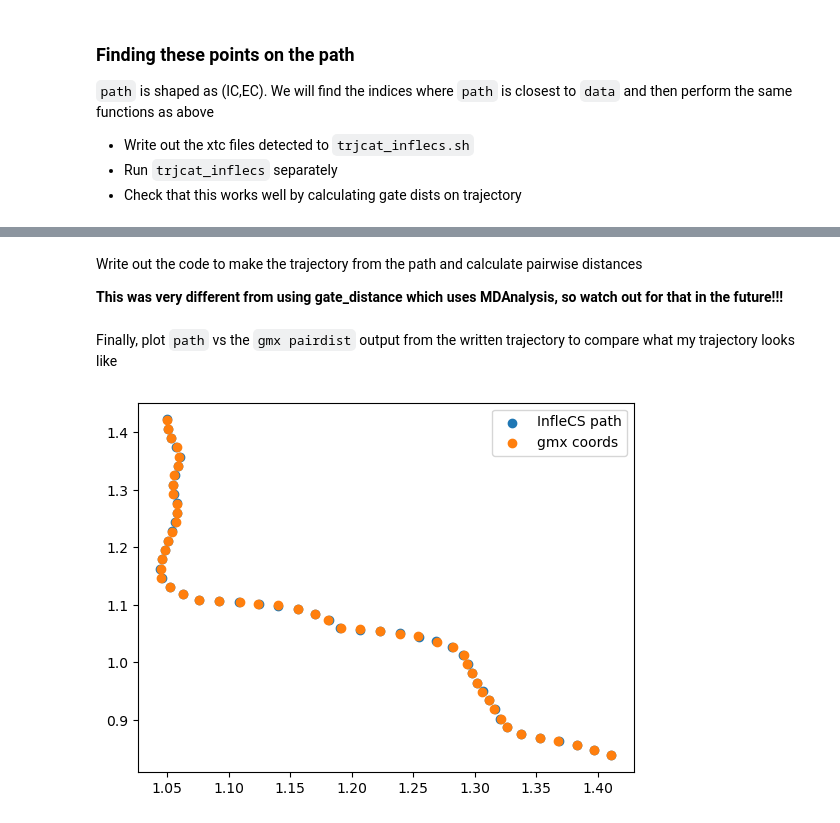
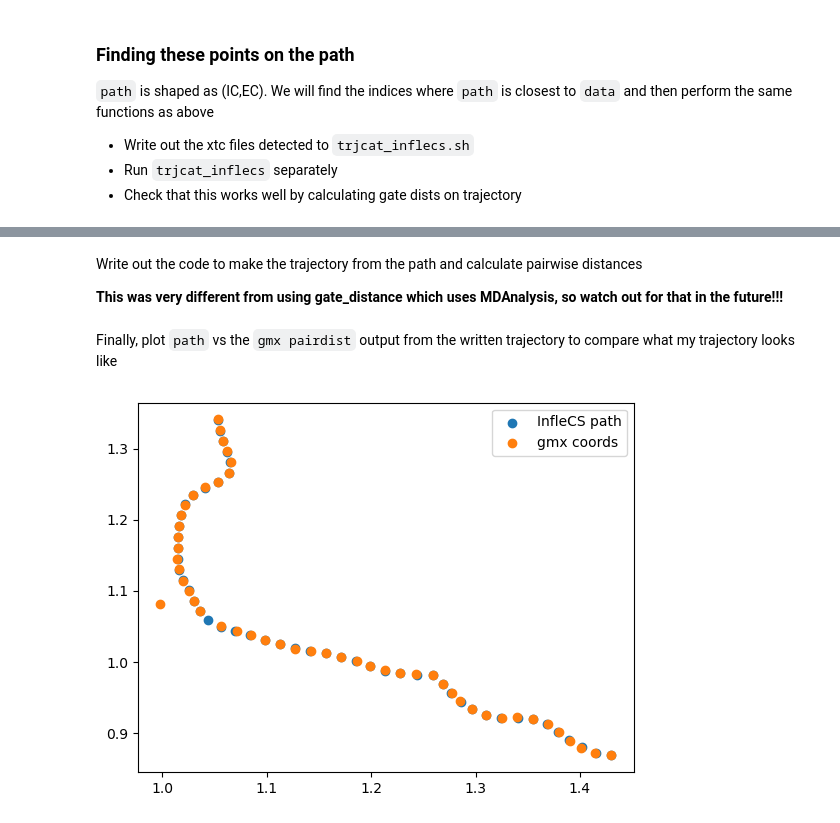
Before and after one commit to semccomas/GLUT5_string, a Jupyter notebook: string/analysis/scripts/infleCS/InfleCS-free-energy-clustering-tutorial-master/InfleCS_string_sims.ipynb, the cells around one changed output, grey strips where cells are left out. Cells and saved outputs as stored; diff of their text form; code cells hidden in the pictures.

```diff
--- a/string/analysis/scripts/infleCS/InfleCS-free-energy-clustering-tutorial-master/InfleCS_string_sims.ipynb
+++ b/string/analysis/scripts/infleCS/InfleCS-free-energy-clustering-tutorial-master/InfleCS_string_sims.ipynb
@@ -293,7 +296,7 @@ Confout should be in: /mnt/cephfs/projects/2021071200_GLUT5_string_influx_TMD/GL
-# %% [markdown]
-Write out the code to make the trajectory from the path and calculate pairwise distances
-
-**This was very different from using gate_distance which uses MDAnalysis, so watch out for that in the future!!!**
+# %% [markdown]
+Write out the code to make the trajectory from the path and calculate pairwise distances
+
+**This was very different from using gate_distance which uses MDAnalysis, so watch out for that in the future!!!**
 # %%
 trjcat_inflecs = open('trjcat_inflecs.sh', 'w')
 
@@ -320,15 +323,15 @@ trjcat_inflecs.write(f'gmx pairdist -f paths_clustercenters/{condition}.inflecs_
                     )
 
 trjcat_inflecs.close()
-# %% [markdown]
-Finally, plot `path` vs the `gmx pairdist` output from the written trajectory to compare what my trajectory looks like
-# %%
-ic_gmx = np.loadtxt('paths_clustercenters/influx_apo_gate_CV.inflecs.IC_gate.xvg')[:,1]
-ec_gmx = np.loadtxt('paths_clustercenters/influx_apo_gate_CV.inflecs.EC_gate.xvg')[:,1]
-
-plt.scatter(path[:,0], path[:,1], label = 'InfleCS path')
-plt.scatter(ic_gmx, ec_gmx, label = 'gmx coords')
-plt.legend()
-plt.show()
-# %% [output]
-[figure, removed]
+# %% [markdown]
+Finally, plot `path` vs the `gmx pairdist` output from the written trajectory to compare what my trajectory looks like
+# %%
+ic_gmx = np.loadtxt(f'paths_clustercenters/{condition}.inflecs.IC_gate.xvg')[:,1]
+ec_gmx = np.loadtxt(f'paths_clustercenters/{condition}.inflecs.EC_gate.xvg')[:,1]
+
+plt.scatter(path[:,0], path[:,1], label = 'InfleCS path')
+plt.scatter(ic_gmx, ec_gmx, label = 'gmx coords')
+plt.legend()
+plt.show()
+# %% [output]
+[figure, added]
```
Also changed, not shown: parts of 14 cells of this notebook, 2 other files.
